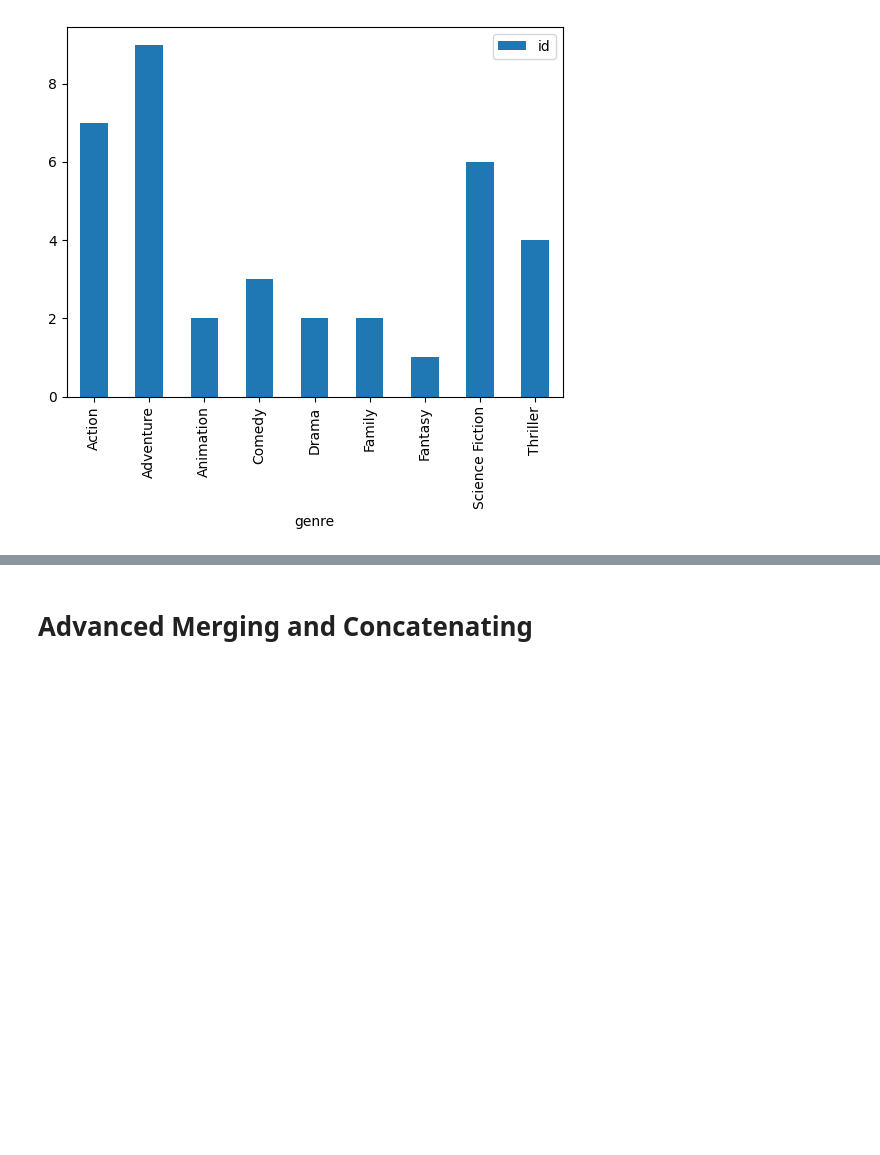
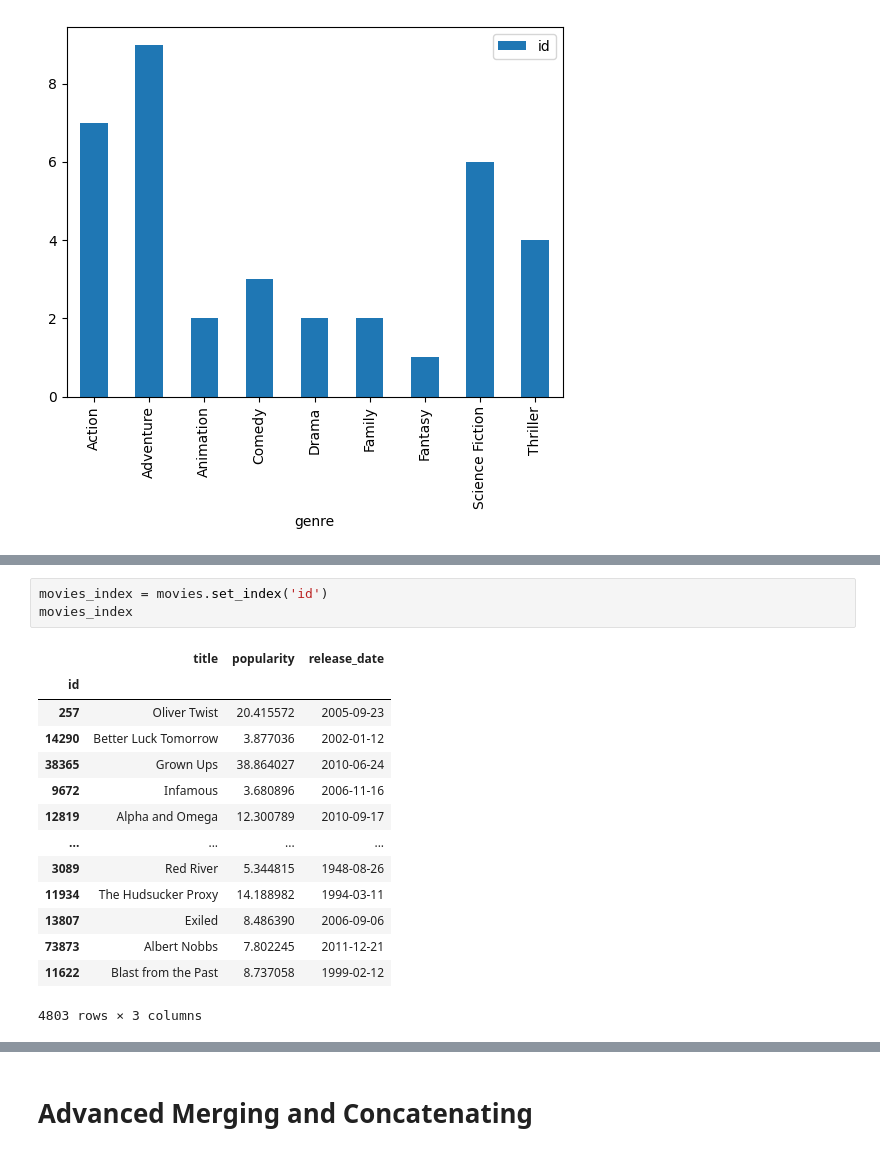
Before and after one commit to rashmishreev/the-data-repository, a Jupyter notebook: data-science-python/pandas/joining-data-pandas.ipynb, the cells around one changed output, grey strips where cells are left out. Cells and saved outputs as stored; diff of their text form; blank space fills up the shorter version.

```diff
--- a/data-science-python/pandas/joining-data-pandas.ipynb
+++ b/data-science-python/pandas/joining-data-pandas.ipynb
@@ -586,0 +688,18 @@ An outer join will return all of the rows from both tables regardless if there i
+# %%
+movies_index = movies.set_index('id')
+movies_index
+# %% [output]
+|  | title | popularity | release_date |
+| id |  |  |  |
+| 257 | Oliver Twist | 20.415572 | 2005-09-23 |
+| 14290 | Better Luck Tomorrow | 3.877036 | 2002-01-12 |
+| 38365 | Grown Ups | 38.864027 | 2010-06-24 |
+| 9672 | Infamous | 3.680896 | 2006-11-16 |
+| 12819 | Alpha and Omega | 12.300789 | 2010-09-17 |
+| ... | ... | ... | ... |
+| 3089 | Red River | 5.344815 | 1948-08-26 |
+| 11934 | The Hudsucker Proxy | 14.188982 | 1994-03-11 |
+| 13807 | Exiled | 8.486390 | 2006-09-06 |
+| 73873 | Albert Nobbs | 7.802245 | 2011-12-21 |
+| 11622 | Blast from the Past | 8.737058 | 1999-02-12 |
+4803 rows × 3 columns
```
Also changed, not shown: parts of 22 cells of this notebook, 1 other file.
